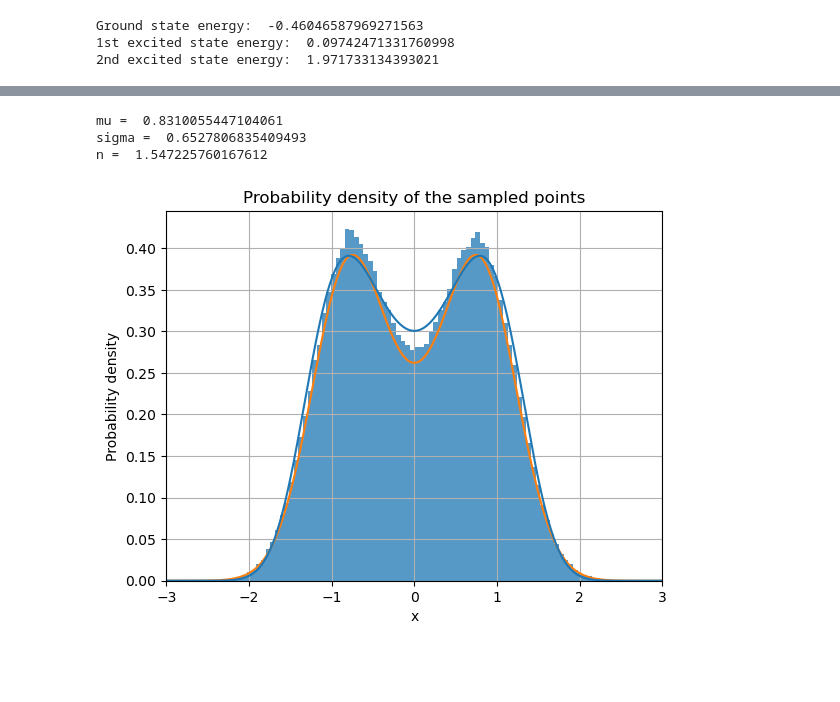
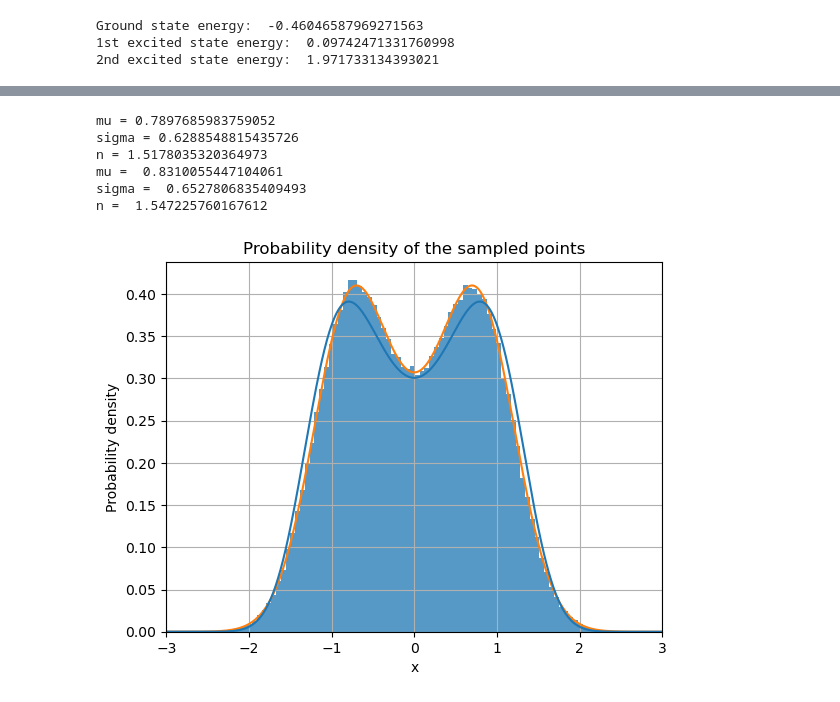
Before and after one commit to stevelonny/labsimnum, a Jupyter notebook: notebooks/exercise_08.ipynb, the cells around one changed output, grey strips where cells are left out. Saved outputs shown, nothing was run; the diff lists cells and outputs as text; code cells hidden in the pictures; blank space fills up the shorter version.

```diff
--- a/notebooks/exercise_08.ipynb
+++ b/notebooks/exercise_08.ipynb
@@ -81,36 +81,45 @@ plt.show()
 # %%
 coord = np.loadtxt("../data/ex08_coord.dat", unpack=True)
 
-plt.hist(coord, bins=100, density=True, alpha=0.75, color=colors[0])
+hist = plt.hist(coord, bins=100, density=True, alpha=0.75, color=colors[0])
 plt.title("Probability density of the sampled points")
 plt.xlabel("x")
 plt.ylabel("Probability density")
 plt.grid(True)
 
 def f(x, mu, sigma, nn):
     return (1/(nn*np.sqrt(np.pi)))*(np.exp(-(x-mu)**2/(2*sigma**2))+np.exp(-(x+mu)**2/(2*sigma**2)))**2
 
+popt1, pcov1 = curve_fit(f, hist[1][:-1], hist[0])
+
+print("mu =", popt1[0])
+print("sigma =", popt1[1])
+print("n =", popt1[2])
+
 popt, pcov = curve_fit(f, x, (psi[0])**2)
 
 print("mu = ", popt[0]
       , "\nsigma = ", popt[1]
     , "\nn = ", popt[2]
     )
 
-y = f(x, 0.811, 0.619, 1.547)
+y = f(x, *popt1)
 
 # plt.plot(x, f(x, *popt), color=colors[1])
 
 plt.plot(x, y, color=colors[1])
 
 # Plot a few things
 plt.plot(x,(psi[0])**2)
 plt.grid(True)
 plt.xlim((-3,3))
 
 plt.show()
 # %% [output]
+mu = 0.7897685983759052
+sigma = 0.6288548815435726
+n = 1.5178035320364973
 mu =  0.8310055447104061
 sigma =  0.6527806835409493
 n =  1.547225760167612
-[figure, old version]
+[figure, new version]
```
Also changed, not shown: parts of 2 cells of this notebook, 2 other files.
